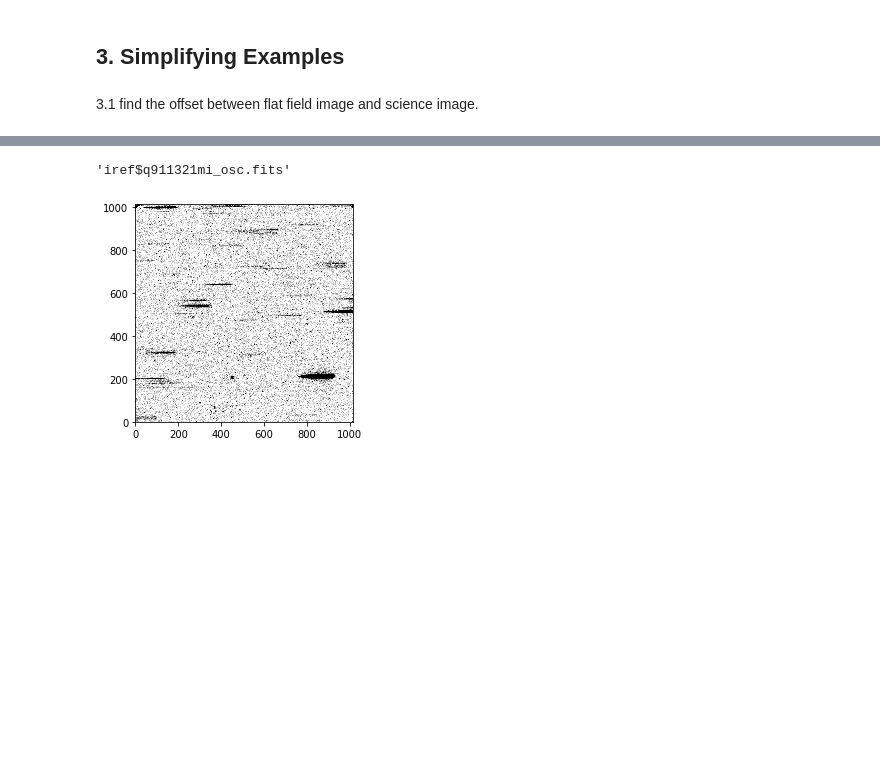
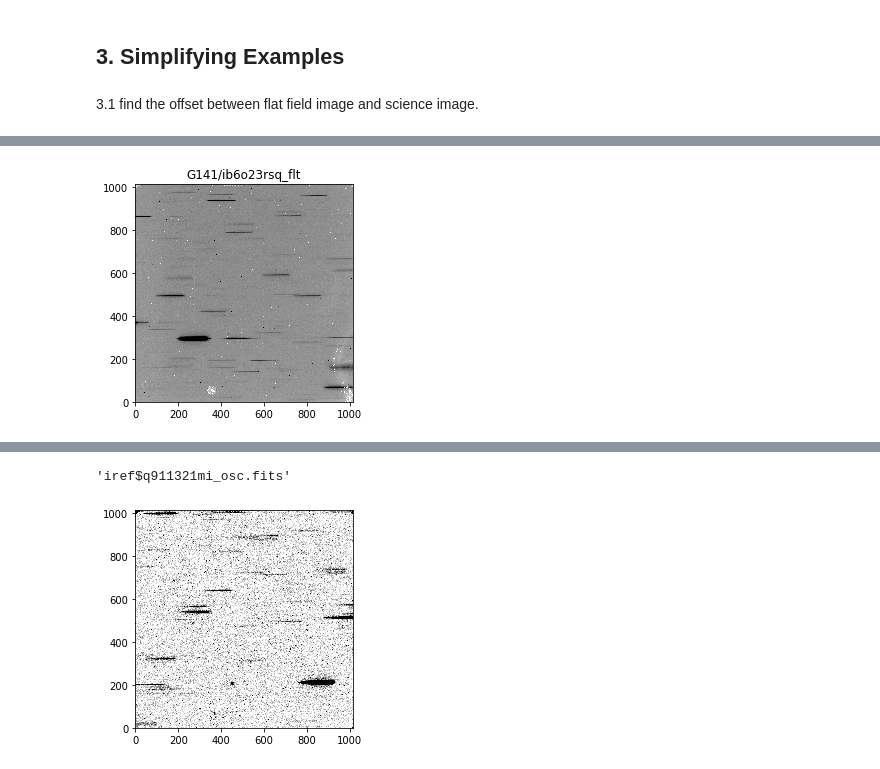
Before and after one commit to mehdirezaie/grism, a Jupyter notebook: notebooks/FlatField_ryan.ipynb, the cells around one changed output, grey strips where cells are left out. Cells and saved outputs as stored; diff of their text form; code cells hidden in the pictures; blank space fills up the shorter version.

Commit message:
add data from aXe cookbook

```diff
--- a/notebooks/FlatField_ryan.ipynb
+++ b/notebooks/FlatField_ryan.ipynb
@@ -81,0 +65,4 @@ data
+# %%
+#data = DataLoader('../inputs/icoi3immq_flt.fits')
+g141 = DataLoader('../inputs/Axe_data/G141/ib6o23rsq_flt.fits')
+flat = DataLoader('../inputs/Axe_data/CONF/WFC3.IR.G141.flat.2.fits')
@@ -81,0 +91,7 @@ data
+# %%
+science = g141.read_ext(1)
+flats = [flat.read_ext(i) for i in range(4)]
+# %%
+science.imshow(vmin=0, vmax=2, title='G141/ib6o23rsq_flt')
+# %% [output]
+[figure, added]
```
Also changed, not shown: parts of 5 cells of this notebook, 1 other file.
